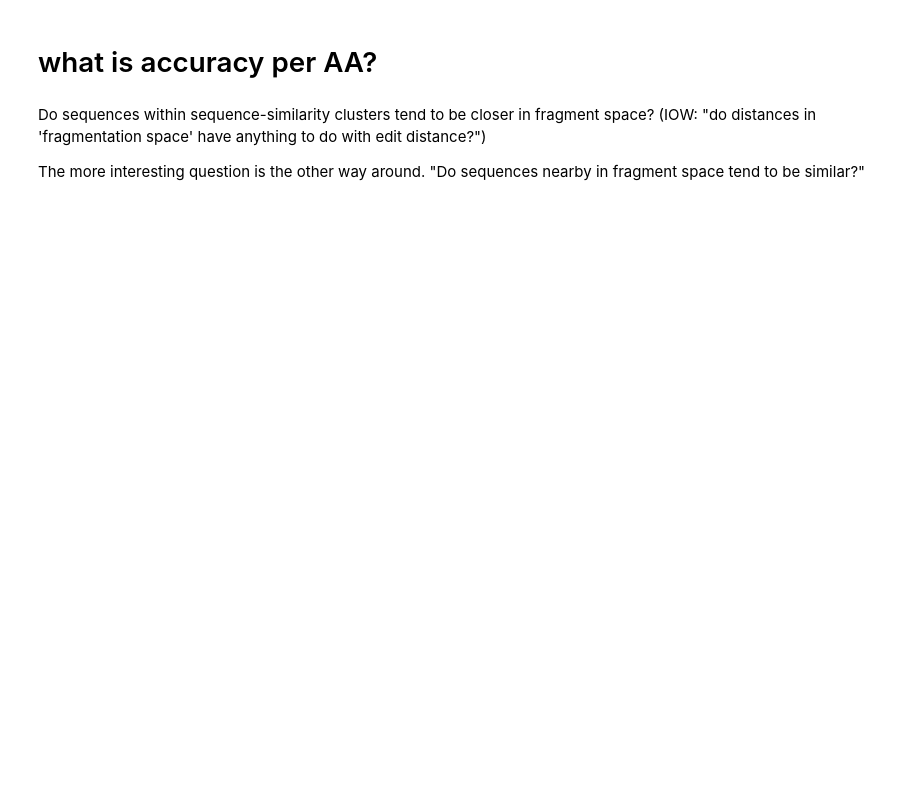
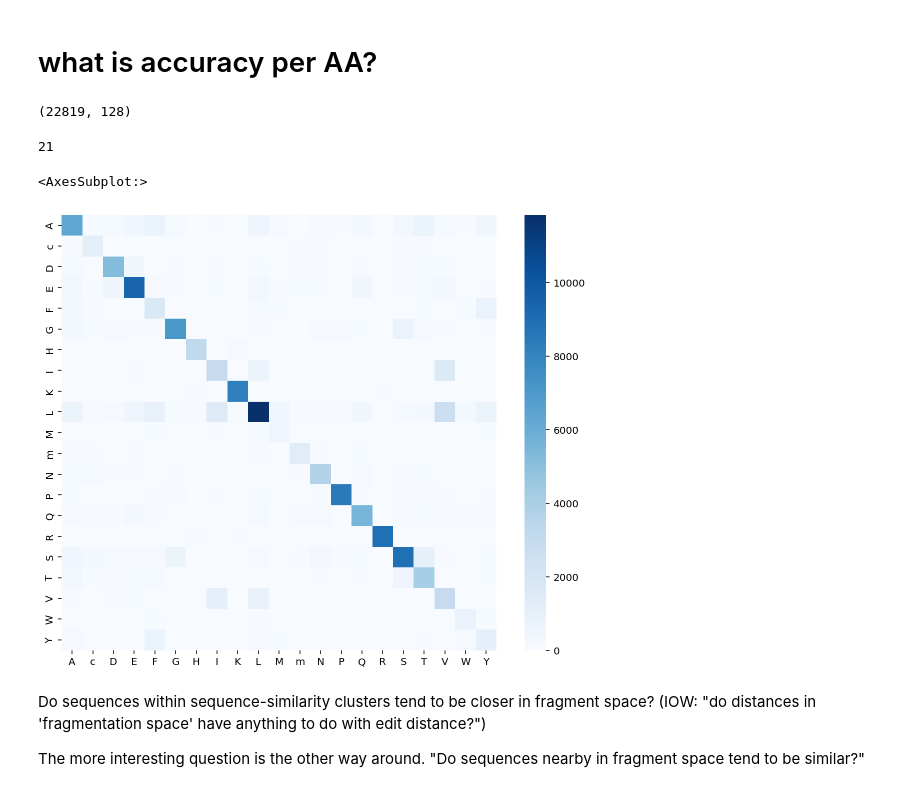
Before and after one commit to murphy17/MSPretraining, a Jupyter notebook: AnalyzeEmbeddings.ipynb, the cells around one changed output. Cells and saved outputs as stored; diff of their text form; code cells hidden in the pictures; blank space fills up the shorter version.

```diff
--- a/AnalyzeEmbeddings.ipynb
+++ b/AnalyzeEmbeddings.ipynb
@@ -12,7 +12,7 @@ import seaborn as sns
 from src.datamodule import MSDataModule
 from src.model import MSTransformer
 
-[last_ckpt] = !ls -t1 ./lightning_logs/*/checkpoints/*.ckpt | head -n1
+[last_ckpt] = !ls -t1 ./lightning_logs/version_17869980/checkpoints/*.ckpt | head -n1
 print(last_ckpt)
 
 model = MSTransformer.load_from_checkpoint(last_ckpt)
@@ -21,6 +21,6 @@ dm = MSDataModule(**dict(model.hparams))
 # dm.prefetch = False
 
 dm.setup()
-# model = model.cpu()
+model = model.cpu()
 model.eval();
 # %% [output]
@@ -39,10 +40,8 @@ charges = []
 ces = []
 spectra = []
 
-# fraction of detected peaks?
-# fraction of b versus y?
-# entropy?
-# ...charge?
+xs = []
+x_preds = []
 
 for i, batch in tqdm(enumerate(dm.val_dataloader())):
     x = batch['x'].to(model.device)
@@ -52,21 +51,48 @@ for i, batch in tqdm(enumerate(dm.val_dataloader())):
     z = z.detach().cpu().numpy()
     embeddings.append(z)
 
-#     y = batch['y'].cpu().numpy()
-#     y_mask = batch['y_mask'].cpu().numpy()
-
-#     spectra += [y_i[m_i.sum((1,2,3))>0] for y_i, m_i in zip(y, y_mask)]
-#     charges.append(batch['charge'].cpu().numpy())
-#     ces.append(batch['collision_energy'].cpu().numpy())
     sequences += batch['sequence']
 
+    x_pred, masking_idx = model.predict_step(batch, i)
+
+    xs.append(x[range(len(x)),masking_idx].detach().cpu().numpy())
+    x_preds.append(x_pred[range(len(x)),masking_idx].detach().cpu().numpy())
+
 embeddings = np.concatenate(embeddings,0)
-# charges = np.concatenate(charges,0)
-# ces = np.concatenate(ces,0)
+
+xs = np.concatenate(xs,0)
+x_preds = np.concatenate(x_preds,0)
 
 embeddings = pd.DataFrame(embeddings)
 embeddings = embeddings.groupby(sequences).mean()
 embeddings.shape
+# %% [output]
+(22819, 128)
+# %%
+len(set(xs))
+# %% [output]
+21
+# %%
+# accuracy per AA
+
+from src.constants import MSConstants
+C = MSConstants()
+from sklearn.metrics import confusion_matrix
+from collections import defaultdict, Counter
+
+mat = defaultdict(Counter)
+for x, x_pred in zip(xs, x_preds):
+    mat[C.alphabet[x]][C.alphabet[x_pred]] += 1
+mat = pd.DataFrame(mat)
+mat = mat.sort_index(key=lambda s:s.str.lower()).T
+mat = mat.sort_index(key=lambda s:s.str.lower()).T
+mat = mat.fillna(0).astype(int)
+
+plt.figure(figsize=(10,8))
+sns.heatmap(mat,annot=False,fmt='d',cmap='Blues',square=True)
+# %% [output]
+<AxesSubplot:>
+[figure, added]
 # %%
 def polarity(sequence):
     is_basic = np.array([aa in 'RHK' for aa in sequence])
```
Also changed, not shown: parts of 2 cells of this notebook, 2 other files.
